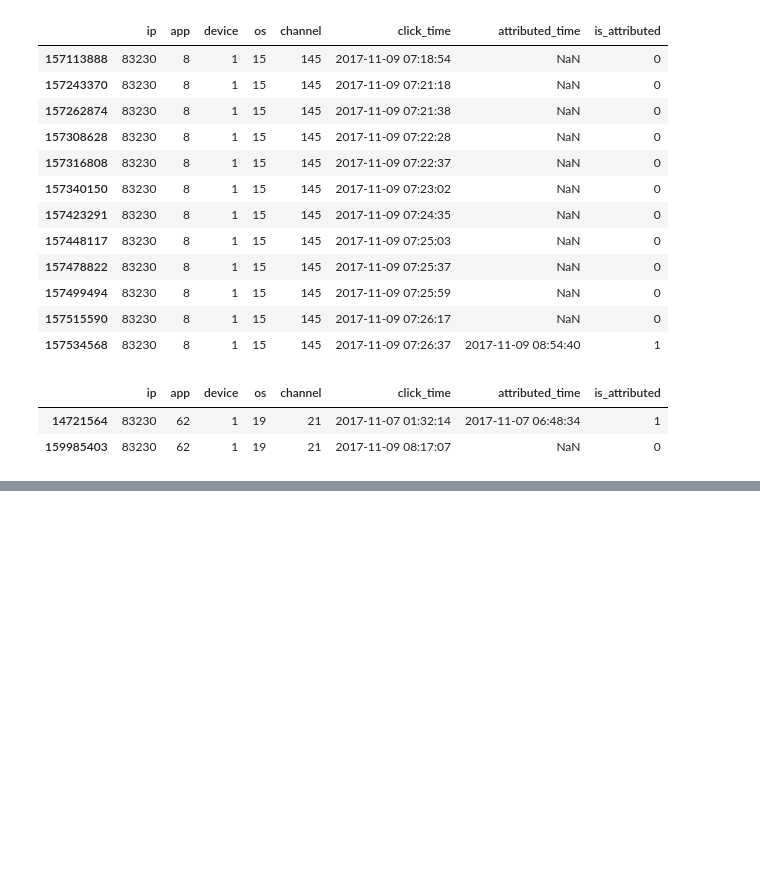
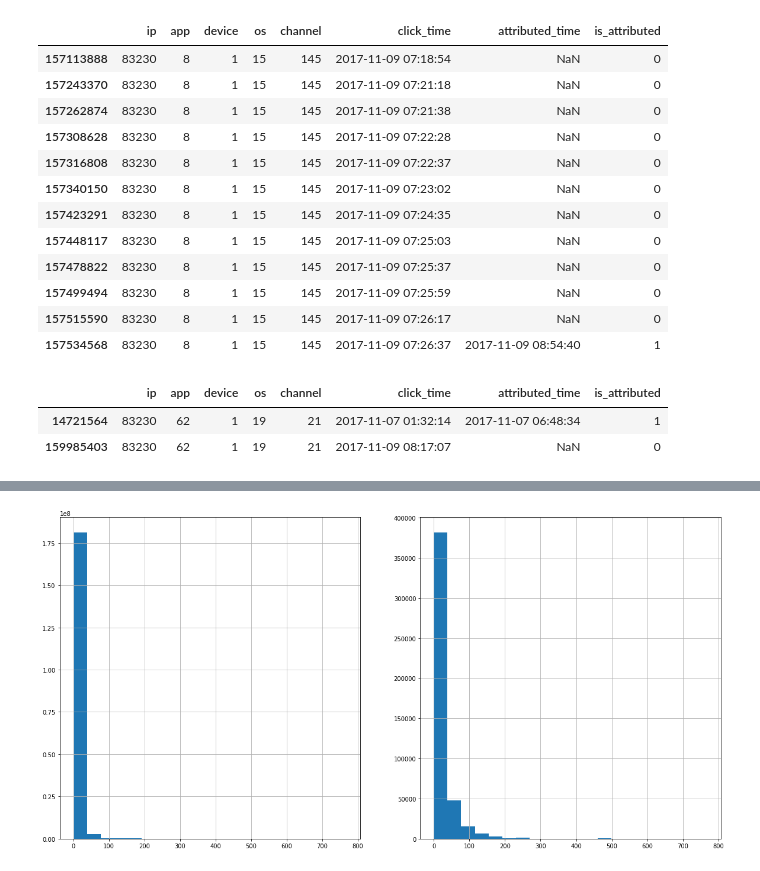
Before and after one commit to emmygold1/kaggle_proj, a Jupyter notebook: talking_data/notebooks/train_data_exp.ipynb, the cells around one changed output, grey strips where cells are left out. Drawn from its saved outputs; the diff is of its cells as text; code cells hidden in the pictures; blank space fills up the shorter version.

```diff
--- a/talking_data/notebooks/train_data_exp.ipynb
+++ b/talking_data/notebooks/train_data_exp.ipynb
@@ -103,0 +120,4 @@ subset.loc[
+# %%
+display_positive('app')
+# %% [output]
+[figure, added]
```
Also changed, not shown: parts of 64 cells of this notebook, 3 other files.
